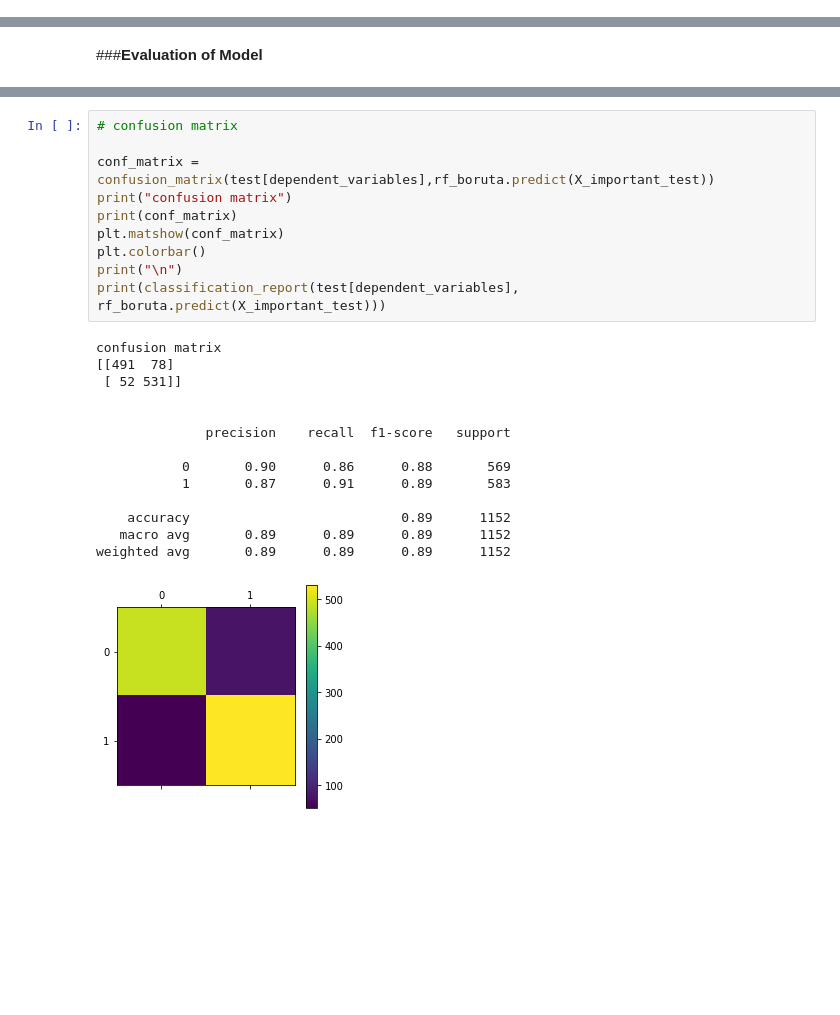
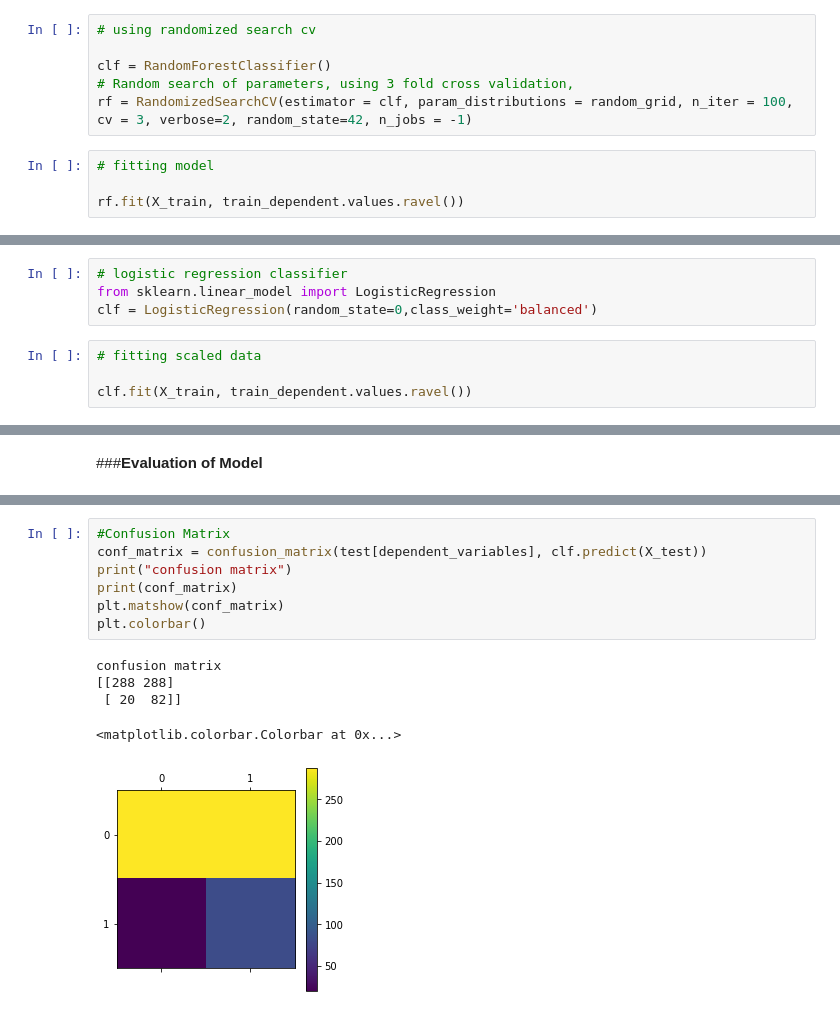
Before and after one commit to SAKSHIDHYANI/Cardiovascular-Risk-Prediction, a Jupyter notebook: Cardiovascular_Risk_Prediction.ipynb, the cells around one changed output, grey strips where cells are left out. Saved outputs shown, nothing was run; the diff lists cells and outputs as text; blank space fills up the shorter version.

```diff
--- a/Cardiovascular_Risk_Prediction.ipynb
+++ b/Cardiovascular_Risk_Prediction.ipynb
@@ -839,0 +1163,10 @@ array([[49.        ,  2.        ,  1.        , ..., 21.42      ,
+# %%
+# using randomized search cv
+
+clf = RandomForestClassifier()
+# Random search of parameters, using 3 fold cross validation,
+rf = RandomizedSearchCV(estimator = clf, param_distributions = random_grid, n_iter = 100, cv = 3, verbose=2, random_state=42, n_jobs = -1)
+# %%
+# fitting model
+
+rf.fit(X_train, train_dependent.values.ravel())
@@ -839,0 +1241,8 @@ array([[49.        ,  2.        ,  1.        , ..., 21.42      ,
+# %%
+# logistic regression classifier
+from sklearn.linear_model import LogisticRegression
+clf = LogisticRegression(random_state=0,class_weight='balanced')
+# %%
+# fitting scaled data
+
+clf.fit(X_train, train_dependent.values.ravel())
@@ -859,25 +1299,13 @@ metrics.f1_score(test[dependent_variables], rf_boruta.predict(X_important_test))
 # %%
-# confusion matrix
-
-conf_matrix = confusion_matrix(test[dependent_variables],rf_boruta.predict(X_important_test))
+#Confusion Matrix
+conf_matrix = confusion_matrix(test[dependent_variables], clf.predict(X_test))
 print("confusion matrix")
 print(conf_matrix)
 plt.matshow(conf_matrix)
 plt.colorbar()
-print("\n")
-print(classification_report(test[dependent_variables], rf_boruta.predict(X_important_test)))
 # %% [output]
 confusion matrix
-[[491  78]
- [ 52 531]]
-
-
-              precision    recall  f1-score   support
-
-           0       0.90      0.86      0.88       569
-           1       0.87      0.91      0.89       583
-
-    accuracy                           0.89      1152
-   macro avg       0.89      0.89      0.89      1152
-weighted avg       0.89      0.89      0.89      1152
+[[288 288]
+ [ 20  82]]
+<matplotlib.colorbar.Colorbar at 0x...>
-[figure, old version]
+[figure, new version]
```
Also changed, not shown: parts of 207 cells of this notebook.
